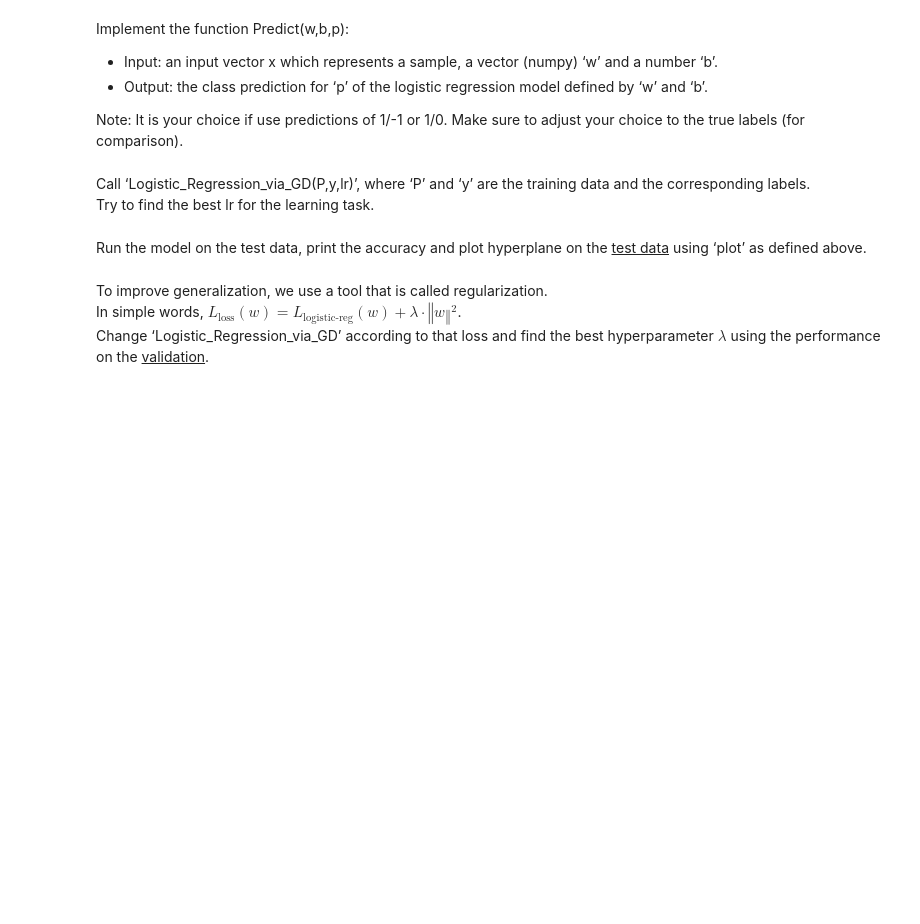
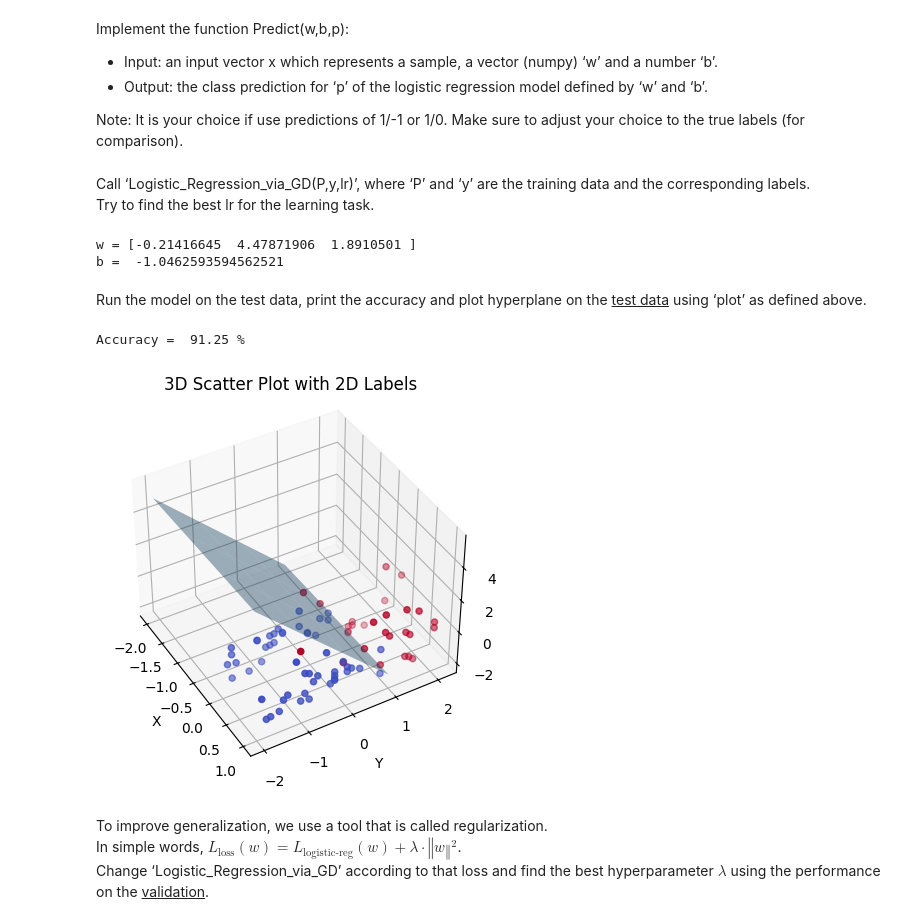
Before and after one commit to ordinary813/ordinaryLib, a Jupyter notebook: Machine learning/HW2/HW2.ipynb, the cells around one changed output. Cells and saved outputs as stored; diff of their text form; code cells hidden in the pictures; blank space fills up the shorter version.

Commit message:
Logistic regression without lamda

```diff
--- a/Machine learning/HW2/HW2.ipynb
+++ b/Machine learning/HW2/HW2.ipynb
@@ -126,12 +147,3 @@ The implementation should be fully yours. Don't use library implementation! <br/
 It should be done by implementing Gradient descent (with ‘lr’ as the learning rate) to solve logistic regression. <br/>
 
 Tip: The gradients may be large, you can use $\frac{1}{n}\nabla{L}$ (which is the true empirical loss' gradient)
-# %%
-def sigmoid(z):
-  return 1/(1+np.exp(-z))
-
-# For now, ignore the lambda, you will need it later
-def Logistic_Regression_via_GD(P,y,lr,lamda = 0):
-  n = P.shape[0]
-
-  for i in range(1000):
@@ -147,3 +184,12 @@ def predict(x,w,b):
+# %%
+# w vector and bias
+# x is a feature vector of a sample
+def predict(x,w,b):
+  z = w @ x + b
+  if z >= 0.5:
+    return 1
+  elif z < 0.5:
+    return -1
 # %% [markdown]
 Call ‘Logistic_Regression_via_GD(P,y,lr)’, where ‘P’ and ‘y’ are the training data and the corresponding labels. <br/>
 Try to find the best lr for the learning task.
@@ -152,2 +196,8 @@ Try to find the best lr for the learning task.
+# %%
+w, b =Logistic_Regression_via_GD(X_train,y_train,0.1)
+print("w =" ,w, "\nb = " ,b)
+# %% [output]
+w = [-0.21416645  4.47871906  1.8910501 ]
+b =  -1.0462593594562521
 # %% [markdown]
 Run the model on the test data, print the accuracy and plot hyperplane on the <u>test data</u> using ‘plot’ as defined above.
@@ -156,3 +204,14 @@ Run the model on the test data, print the accuracy and plot hyperplane on the <u
+# %%
+count = 0
+for i in range(X_test.shape[0]):
+  if y_test[i] == predict(X_test[i],w,b):
+    count += 1
+print("Accuracy = ", 100* count/X_test.shape[0], "%")
+
+plot(X_test, y_test, w, b)
+# %% [output]
+Accuracy =  91.25 %
+[figure, added]
 # %% [markdown]
 To improve generalization, we use a tool that is called regularization. <br/>
 In simple words,
```
Also changed, not shown: parts of 7 cells of this notebook, 1 other file.
